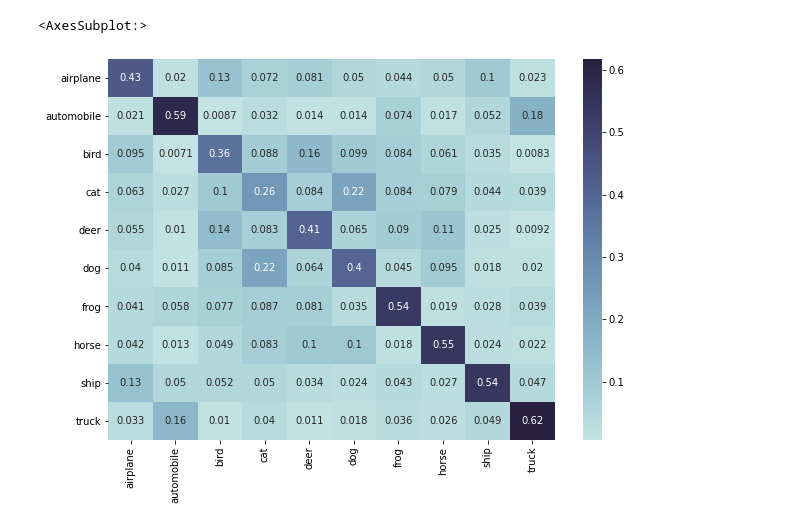
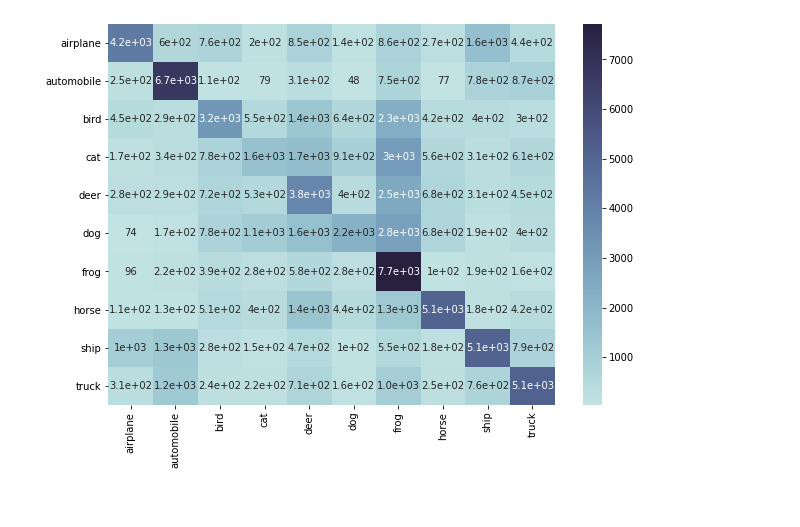
Before and after one commit to DXV-CV-20202/image_retrieval, a Jupyter notebook: visualize.ipynb, the cells around one changed output. Drawn from its saved outputs; the diff is of its cells as text; code cells hidden in the pictures.

```diff
--- a/visualize.ipynb
+++ b/visualize.ipynb
@@ -113,24 +115,24 @@ visualize(features, classes, visualized_class)
-# %%
-cm = [
-    [0.4325,0.0197,0.1261,0.0718,0.0811,0.0504,0.0444,0.0503,0.1009,0.0228],
-    [0.0206,0.5884,0.0087,0.0317,0.0139,0.0144,0.074,0.0165,0.0524,0.1794],
-    [0.0954,0.0071,0.3644,0.0885,0.1564,0.0992,0.0841,0.0612,0.0354,0.0083],
-    [0.0628,0.027,0.1006,0.2582,0.0836,0.2217,0.0843,0.0788,0.0438,0.0392],
-    [0.0554,0.0102,0.1442,0.0826,0.4061,0.0648,0.0899,0.1122,0.0254,0.0092],
-    [0.0398,0.0105,0.0854,0.2195,0.0644,0.4023,0.0451,0.0952,0.0177,0.0201],
-    [0.0408,0.0581,0.0767,0.0875,0.0813,0.0345,0.5351,0.0188,0.0283,0.0389],
-    [0.0415,0.0131,0.0489,0.0832,0.1016,0.1027,0.0182,0.5452,0.024,0.0216],
-    [0.1279,0.0503,0.0523,0.0495,0.034,0.0241,0.0435,0.0271,0.5444,0.0469],
-    [0.0327,0.1606,0.0101,0.0396,0.0112,0.0175,0.0363,0.0258,0.0491,0.6171],
-]
-import seaborn as sns
-import pandas as pd
-import matplotlib.pyplot as plt
-df_cm = pd.DataFrame(cm, index = [i for i in all_classes],
-                  columns = [i for i in all_classes])
-plt.figure(figsize = (10,7))
-cmap = sns.color_palette("ch:start=.2,rot=-.3", as_cmap=True)
-sns.heatmap(df_cm, annot=True, cmap=cmap)
-# %% [output]
-<AxesSubplot:>
-[figure, removed]
+# %%
+cm = [
+    [4243,599,762,198,854,138,855,267,1641,443],
+[247,6736,106,79,313,48,752,77,775,867],
+[449,293,3246,552,1359,638,2341,418,400,304],
+[169,341,780,1553,1725,907,3036,565,312,612],
+[276,286,719,534,3829,398,2517,684,306,451],
+[74,166,783,1066,1606,2210,2831,683,186,395],
+[96,215,387,285,576,277,7711,102,187,164],
+[114,129,507,397,1450,442,1259,5106,176,420],
+[1039,1328,283,153,473,104,553,181,5100,786],
+[310,1187,237,223,707,163,1050,250,762,5111],
+]
+import seaborn as sns
+import pandas as pd
+import matplotlib.pyplot as plt
+df_cm = pd.DataFrame(cm, index = [i for i in all_classes],
+                  columns = [i for i in all_classes])
+plt.figure(figsize = (10,7))
+cmap = sns.color_palette("ch:start=.2,rot=-.3", as_cmap=True)
+sns.heatmap(df_cm, annot=True, cmap=cmap)
+plt.savefig('./exp/hog_4x4x16x16_cm.jpg')
+# %% [output]
+[figure, added]
```
Also changed, not shown: parts of 4 cells of this notebook, 2 other files.
